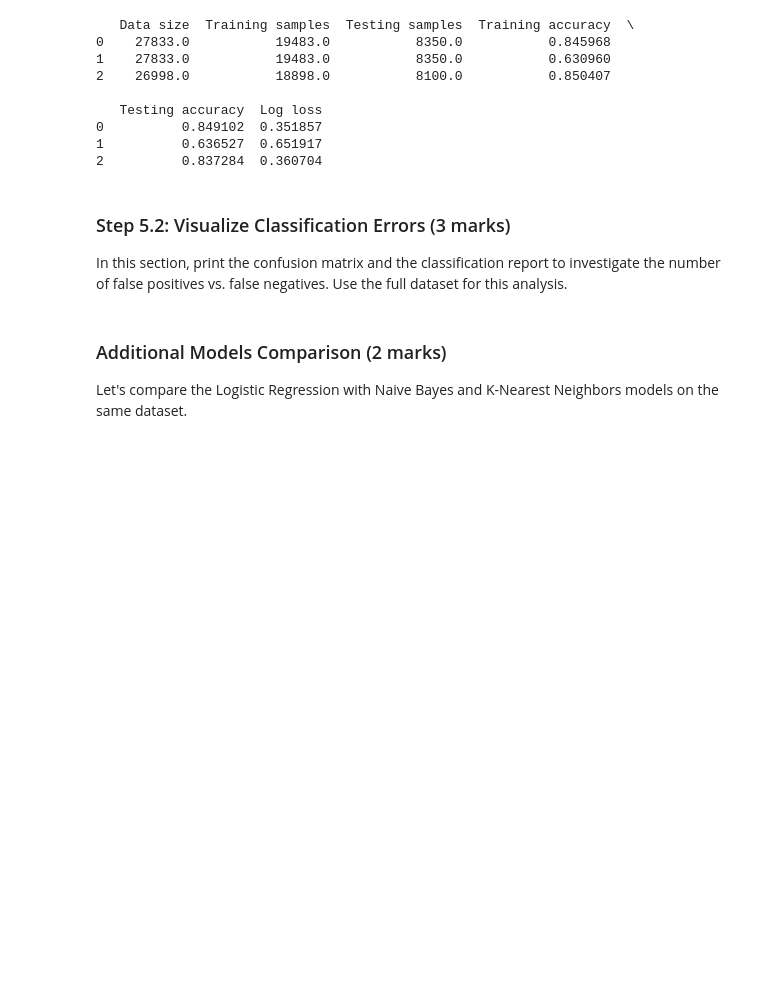
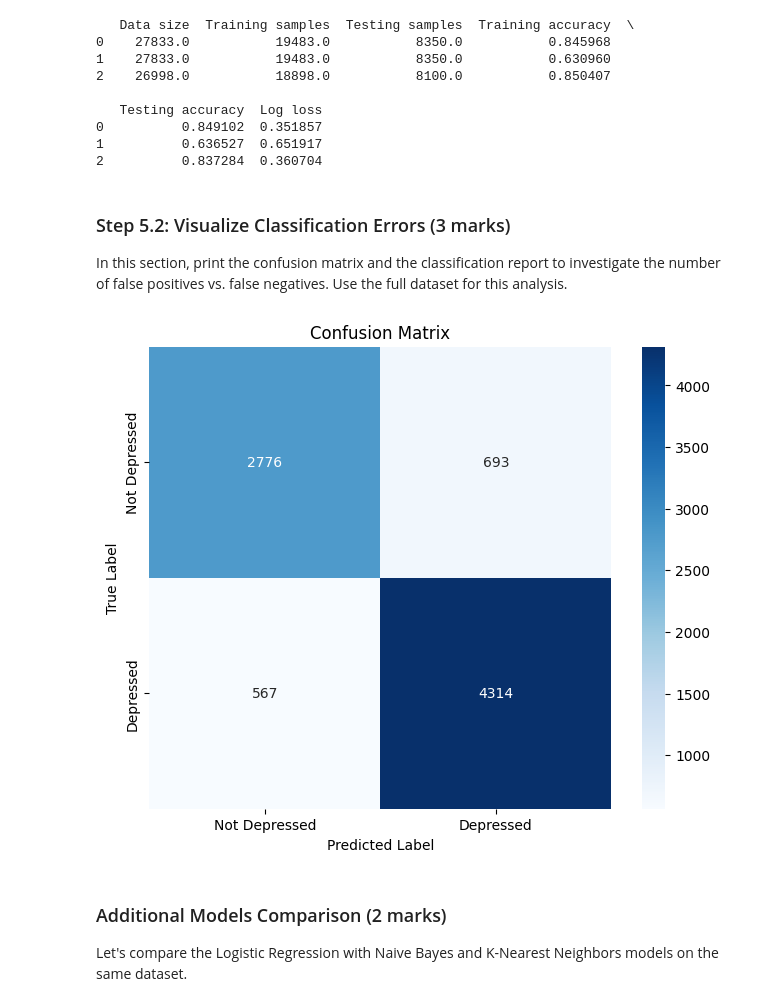
Before and after one commit to andrew-thai08/ENGG680_2025_Fall, a Jupyter notebook: Lab_Assignment2/Assignment2.ipynb, the cells around one changed output. Saved outputs shown, nothing was run; the diff lists cells and outputs as text; code cells hidden in the pictures; blank space fills up the shorter version.

```diff
--- a/Lab_Assignment2/Assignment2.ipynb
+++ b/Lab_Assignment2/Assignment2.ipynb
@@ -663,24 +663,29 @@ model = LogisticRegression(max_iter=2000)
 results = pd.DataFrame(columns=["Data size", "Training samples", "Testing samples",
                                "Training accuracy", "Testing accuracy", "Log loss"])
 
+# Declare global variables
+y_test = None
+y_test_pred = None
+
 def evaluate_model(X, y):
-    X_train, X_test, y_train, y_test = train_test_split(X, y, test_size=0.3, random_state=0)
+    global y_test, y_test_pred # Declare them as global inside the function
+    X_train, X_test_local, y_train, y_test_local = train_test_split(X, y, test_size=0.3, random_state=0)
     model.fit(X_train, y_train)
     y_train_pred = model.predict(X_train)
-    y_test_pred = model.predict(X_test)
+    y_test_pred_local = model.predict(X_test_local)
     train_accuracy = accuracy_score(y_train, y_train_pred)
-    test_accuracy = accuracy_score(y_test, y_test_pred)
-    logloss = log_loss(y_test, model.predict_proba(X_test)[:,1])
-    return X.shape[0], X_train.shape[0], X_test.shape[0], train_accuracy, test_accuracy, logloss
+    test_accuracy = accuracy_score(y_test_local, y_test_pred_local)
+    logloss = log_loss(y_test_local, model.predict_proba(X_test_local)[:,1])
+    return X.shape[0], X_train.shape[0], X_test_local.shape[0], train_accuracy, test_accuracy, logloss, y_test_local, y_test_pred_local
 
 # Test 1: Full dataset (X and y)
-data_size, train_samples, test_samples, train_accuracy, test_accuracy, logloss = evaluate_model(X, y)
+data_size, train_samples, test_samples, train_accuracy, test_accuracy, logloss, y_test, y_test_pred = evaluate_model(X, y)
 results.loc[0] = [data_size, train_samples, test_samples, train_accuracy, test_accuracy, logloss]
 # Test 2: Only first two columns of X and y
-data_size, train_samples, test_samples, train_accuracy, test_accuracy, logloss = evaluate_model(X.iloc[:, :2], y)
+data_size, train_samples, test_samples, train_accuracy, test_accuracy, logloss, _, _ = evaluate_model(X.iloc[:, :2], y)
 results.loc[1] = [data_size, train_samples, test_samples, train_accuracy, test_accuracy, logloss]
 # Test 3: Small dataset (X_small and y_small)
-data_size, train_samples, test_samples, train_accuracy, test_accuracy, logloss = evaluate_model(X_small, y_small)
+data_size, train_samples, test_samples, train_accuracy, test_accuracy, logloss, _, _ = evaluate_model(X_small, y_small)
 results.loc[2] = [data_size, train_samples, test_samples, train_accuracy, test_accuracy, logloss]
 print(results)
 # %% [output]
@@ -704,24 +713,26 @@ In this section, print the confusion matrix and the classification report to inv
 # %%
 from sklearn.metrics import confusion_matrix
 # Calculate confusion matrix: confusion_matrix()
 # (1 marks)
-
+confu_mat = confusion_matrix(y_test, y_test_pred)
 
 
 # Print confusion matrix using a heatmap: sns.heatmap()
 plt.figure(figsize=(8, 6))
-sns.heatmap(conf_mat,
+sns.heatmap(confu_mat,
            xticklabels=['Not Depressed', 'Depressed'],
            yticklabels=['Not Depressed', 'Depressed'],
            square=True,
            annot=True,
            cbar=True,
            fmt='d',
            cmap='Blues')
-plt.xlabel(   )
-plt.ylabel(   )
-plt.title(   )
+plt.xlabel('Predicted Label')
+plt.ylabel('True Label')
+plt.title('Confusion Matrix')
 plt.show()
+# %% [output]
+[figure, added]
 # %%
 from sklearn.metrics import classification_report
 # Print classification report: classification_report()
```
Also changed, not shown: parts of 1 cell of this notebook.
